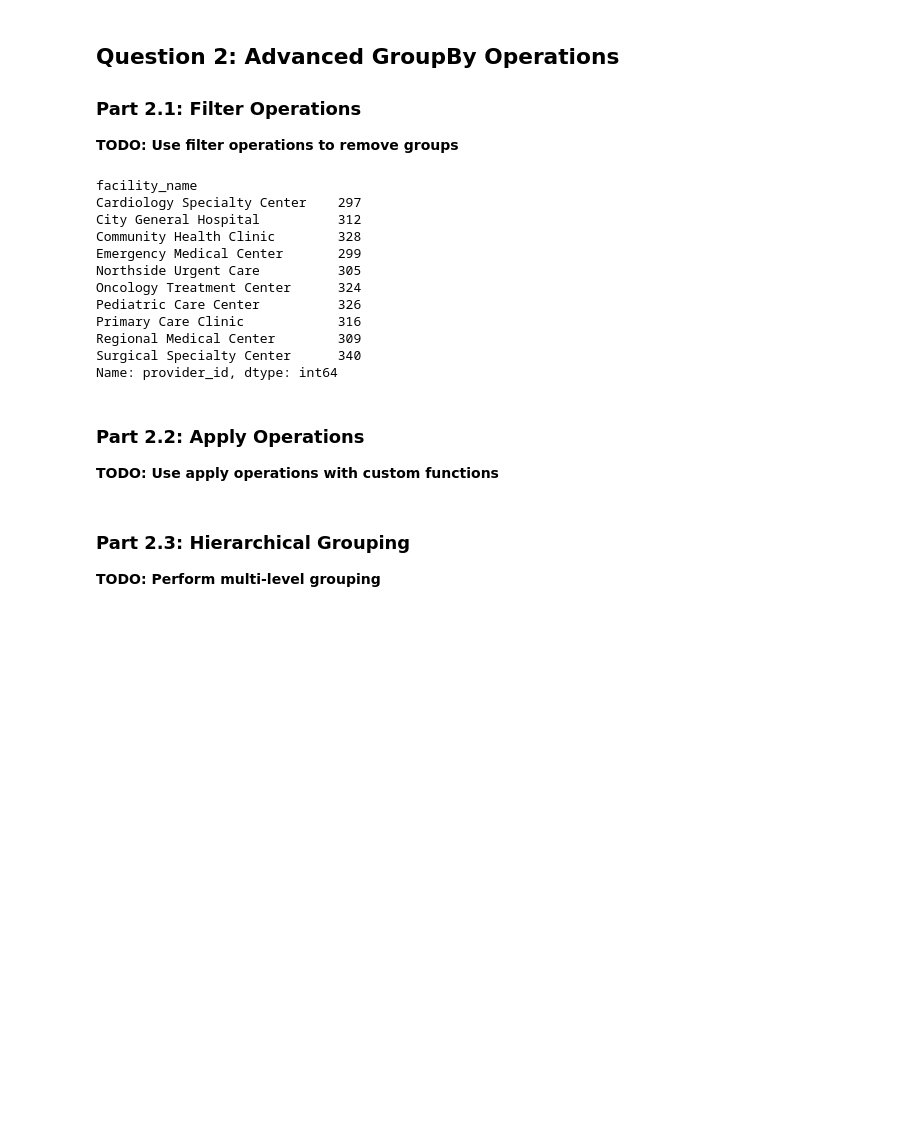
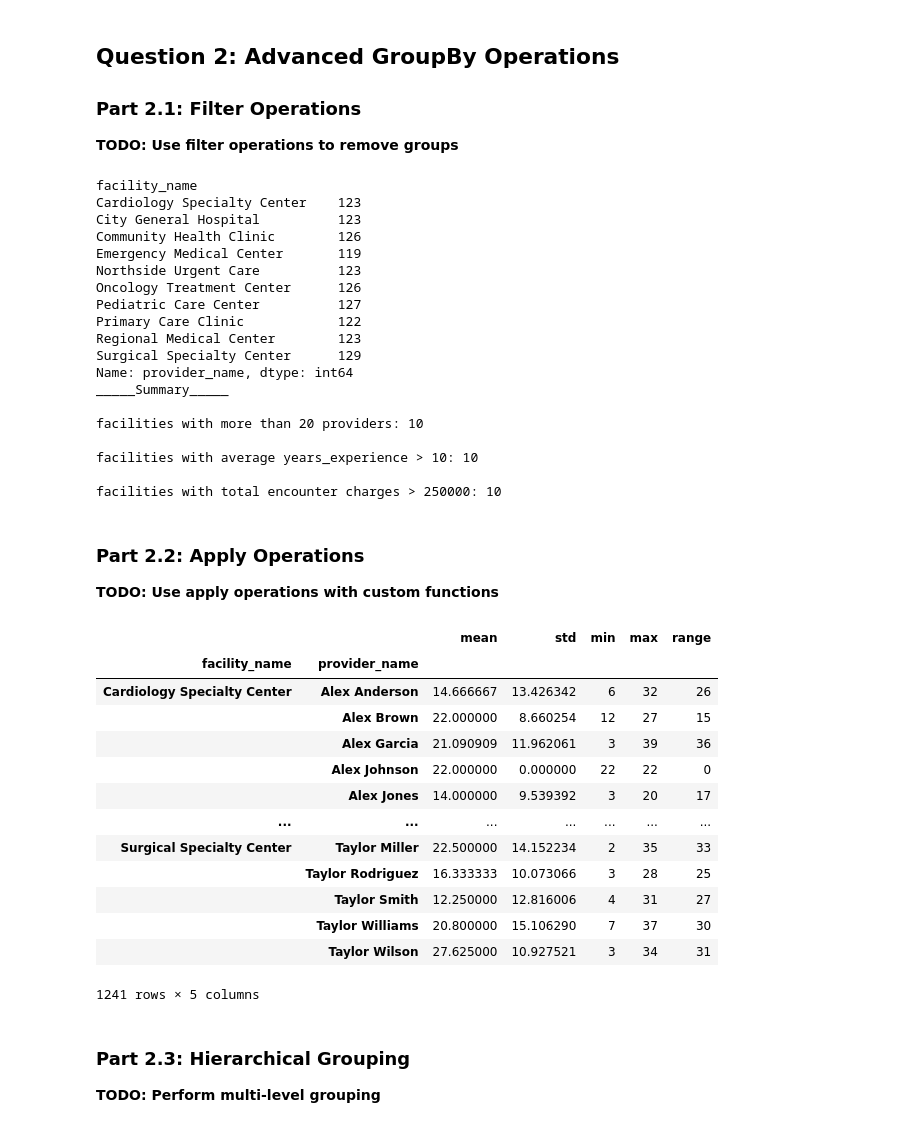
Before and after one commit to UCSF-DataSci/ds217-08-group-filter-and-flow-t25ara, a Jupyter notebook: assignment.ipynb, the cells around one changed output. Drawn from its saved outputs; the diff is of its cells as text; code cells hidden in the pictures; blank space fills up the shorter version.

```diff
--- a/assignment.ipynb
+++ b/assignment.ipynb
@@ -186,9 +186,9 @@ merged_df.to_csv('output/q1_aggregation_report.txt', index=False)
 **TODO: Use filter operations to remove groups**
 # %%
 # TODO: Filter facilities with more than 20 providers (sufficient staffing)
-total_providers = merged_df.groupby('facility_name')['provider_id'].nunique()
+total_providers = merged_df.groupby('facility_name')['provider_name'].nunique()
 print(total_providers)
-filtered_df = merged_df.groupby('facility_name').filter(lambda x: x['provider_id'].nunique()>20)
+filtered_df = merged_df.groupby('facility_name').filter(lambda x: x['provider_name'].nunique()>20)
 morethan20 = (filtered_df['facility_name'].nunique())
 # TODO: Filter facilities with average years_experience > 10 (experienced staff)
 filtered_df = filtered_df[filtered_df['avg_years_experience'] > 10]
@@ -197,25 +197,33 @@ morethan10 = (filtered_df['facility_name'].nunique())
 filtered_df = filtered_df[filtered_df['total_encounter_charges'] > 250000]
 morethan250000 = (filtered_df['facility_name'].nunique())
 # TODO: Create a summary of filtered results
-summary = """_____Summary_____\n
+summary = f"""_____Summary_____\n
 facilities with more than 20 providers: {morethan20}\n
 facilities with average years_experience > 10: {morethan10}\n
-facilities with total encounter charges > 250000{morethan250000}"""
+facilities with total encounter charges > 250000: {morethan250000}"""
 # TODO: Save results as 'output/q2_filter_analysis.csv'
 filtered_df.to_csv('output/q2_filter_analysis.csv')
+print(summary)
 # %% [output]
 facility_name
-Cardiology Specialty Center    297
-City General Hospital          312
-Community Health Clinic        328
-Emergency Medical Center       299
-Northside Urgent Care          305
-Oncology Treatment Center      324
-Pediatric Care Center          326
-Primary Care Clinic            316
-Regional Medical Center        309
-Surgical Specialty Center      340
-Name: provider_id, dtype: int64
+Cardiology Specialty Center    123
+City General Hospital          123
+Community Health Clinic        126
+Emergency Medical Center       119
+Northside Urgent Care          123
+Oncology Treatment Center      126
+Pediatric Care Center          127
+Primary Care Clinic            122
+Regional Medical Center        123
+Surgical Specialty Center      129
+Name: provider_name, dtype: int64
+_____Summary_____
+
+facilities with more than 20 providers: 10
+
+facilities with average years_experience > 10: 10
+
+facilities with total encounter charges > 250000: 10
 # %% [markdown]
 ### Part 2.2: Apply Operations
 
@@ -223,31 +231,54 @@ Name: provider_id, dtype: int64
 # %%
 # TODO: Create custom function to calculate provider statistics
 def provider_stats(group):
     # TODO: Return mean, std, min, max, range for years_experience
-    pass
+    stats = group.groupby('provider_name')['years_experience'].agg(
+        mean='mean',
+        std='std',
+        min='min',
+        max='max',
+        range=lambda x: x.max() - x.min()
+    )
+    return stats
 
 # TODO: Apply custom function to each facility
 # Note: Add include_groups=False to avoid pandas FutureWarning about groupby columns
 facility_provider_stats = merged_df.groupby('facility_name').apply(provider_stats, include_groups=False)
+display(facility_provider_stats)
 
 # TODO: Create function to find top providers in each facility
 def top_providers(group, n=2):
     """Return top n providers in a group by encounter volume"""
     # TODO: Return top n rows by encounter count, selecting only provider_id, provider_name,
     #       years_experience, specialty
     pass
 
 # TODO: Apply function to get top 2 providers per facility
 # IMPORTANT: When using groupby().apply(), the result has a MultiIndex where:
 # - Level 0: The grouping column (facility_name)
 # - Level 1: The original row index from each group
 # Use reset_index(level=0) to move only the grouping column back to a regular column
 # DO NOT use reset_index(drop=True) - that would drop ALL index levels including facility_name!
 top_providers_by_facility = merged_df.groupby('facility_name').apply(
     lambda x: top_providers(x, n=2)
 ).reset_index(level=0)  # Moves facility_name from index to column
 
 # TODO: Save results as 'output/q2_performance_report.txt'
+# %% [output]
+|  |  | mean | std | min | max | range |
+| facility_name | provider_name |  |  |  |  |  |
+| Cardiology Specialty Center | Alex Anderson | 14.666667 | 13.426342 | 6 | 32 | 26 |
+|  | Alex Brown | 22.000000 | 8.660254 | 12 | 27 | 15 |
+|  | Alex Garcia | 21.090909 | 11.962061 | 3 | 39 | 36 |
+|  | Alex Johnson | 22.000000 | 0.000000 | 22 | 22 | 0 |
+|  | Alex Jones | 14.000000 | 9.539392 | 3 | 20 | 17 |
+| ... | ... | ... | ... | ... | ... | ... |
+| Surgical Specialty Center | Taylor Miller | 22.500000 | 14.152234 | 2 | 35 | 33 |
+|  | Taylor Rodriguez | 16.333333 | 10.073066 | 3 | 28 | 25 |
+|  | Taylor Smith | 12.250000 | 12.816006 | 4 | 31 | 27 |
+|  | Taylor Williams | 20.800000 | 15.106290 | 7 | 37 | 30 |
+|  | Taylor Wilson | 27.625000 | 10.927521 | 3 | 34 | 31 |
+1241 rows × 5 columns
 # %% [markdown]
 ### Part 2.3: Hierarchical Grouping
 
```
